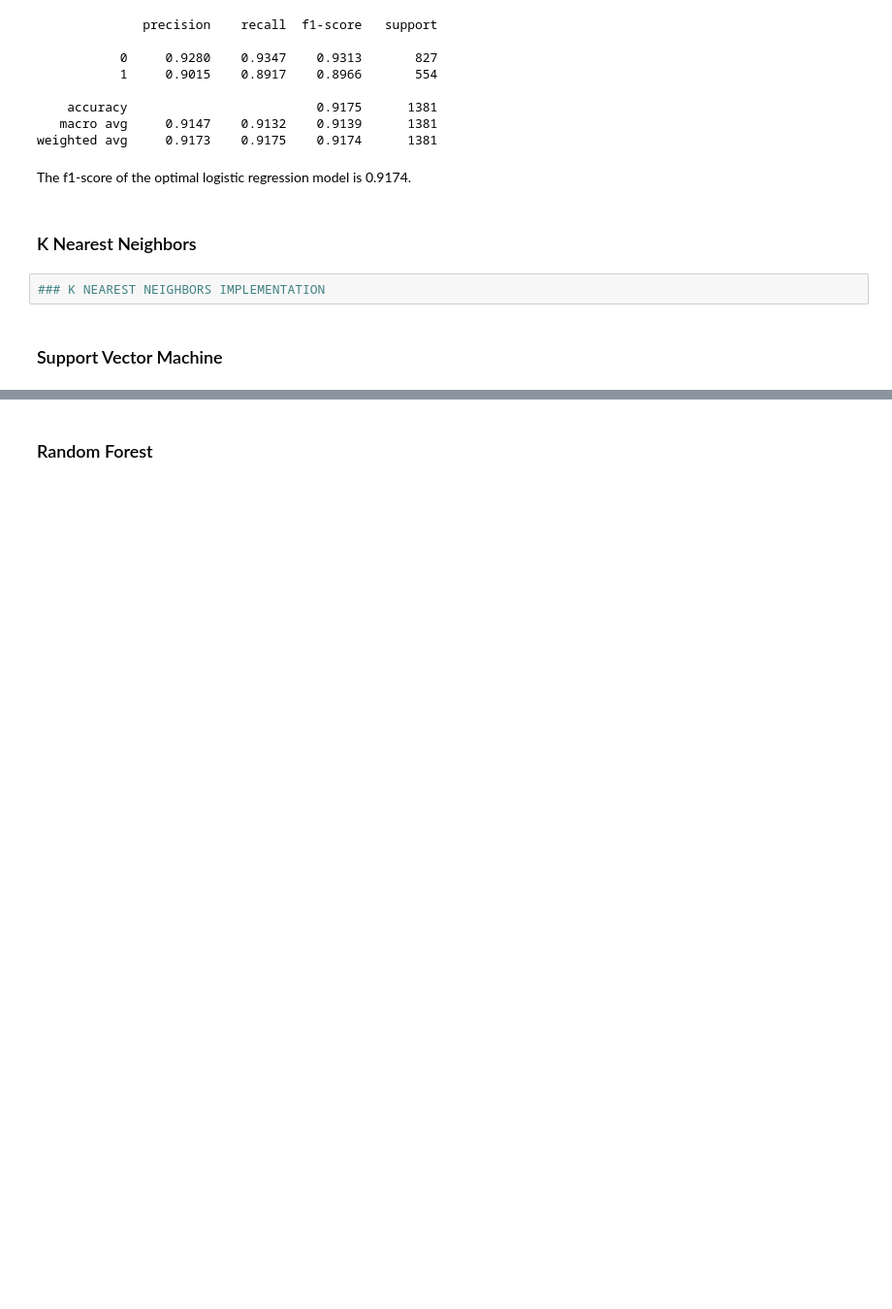
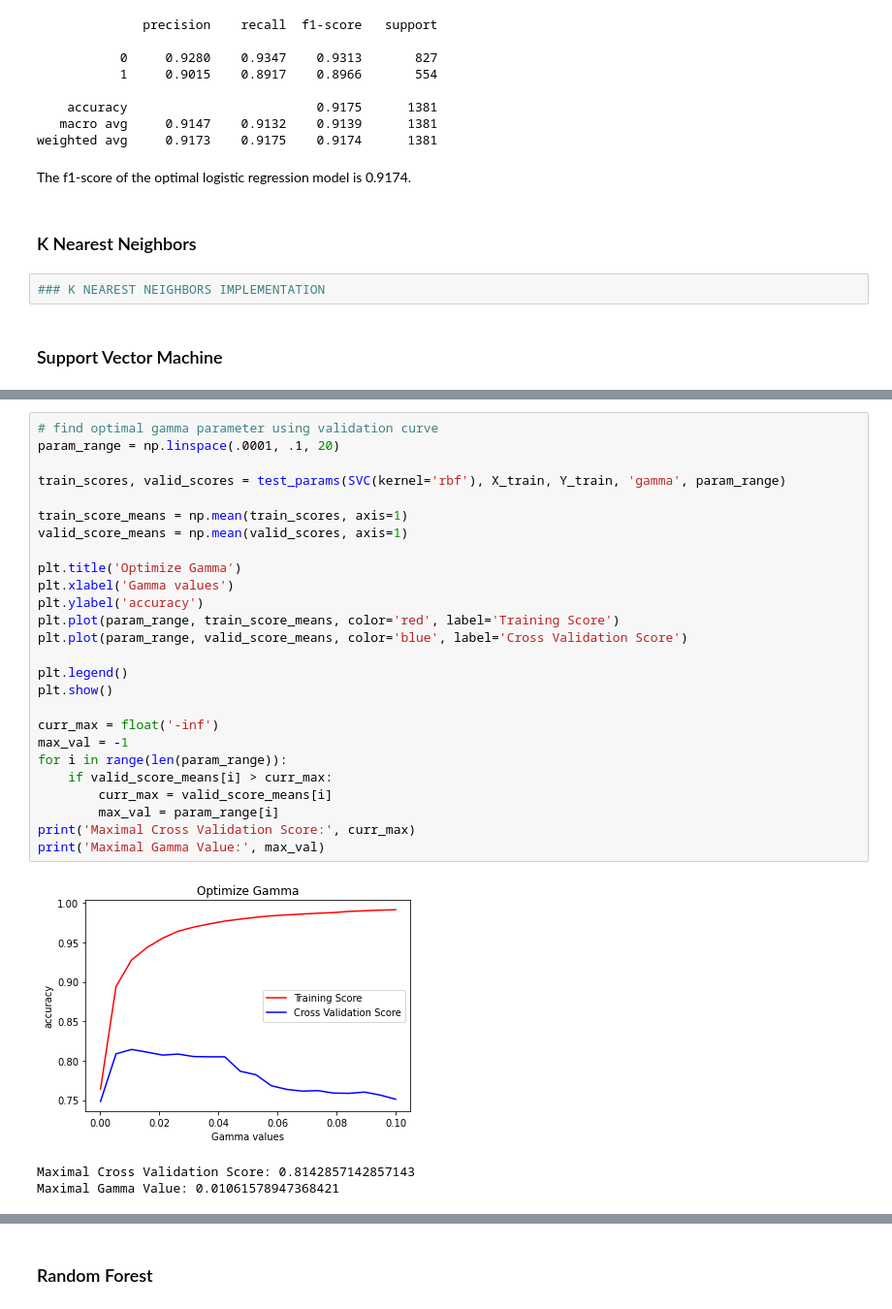
Before and after one commit to rwillett9/spam_classifier, a Jupyter notebook: spam_classifier.ipynb, the cells around one changed output, grey strips where cells are left out. Shown at 97% size. Drawn from its saved outputs; the diff is of its cells as text; blank space fills up the shorter version.

```diff
--- a/spam_classifier.ipynb
+++ b/spam_classifier.ipynb
@@ -218,0 +242,30 @@ weighted avg     0.9376    0.9377    0.9376      1381
+# %%
+# find optimal gamma parameter using validation curve
+param_range = np.linspace(.0001, .1, 20)
+
+train_scores, valid_scores = test_params(SVC(kernel='rbf'), X_train, Y_train, 'gamma', param_range)
+
+train_score_means = np.mean(train_scores, axis=1)
+valid_score_means = np.mean(valid_scores, axis=1)
+
+plt.title('Optimize Gamma')
+plt.xlabel('Gamma values')
+plt.ylabel('accuracy')
+plt.plot(param_range, train_score_means, color='red', label='Training Score')
+plt.plot(param_range, valid_score_means, color='blue', label='Cross Validation Score')
+
+plt.legend()
+plt.show()
+
+curr_max = float('-inf')
+max_val = -1
+for i in range(len(param_range)):
+    if valid_score_means[i] > curr_max:
+        curr_max = valid_score_means[i]
+        max_val = param_range[i]
+print('Maximal Cross Validation Score:', curr_max)
+print('Maximal Gamma Value:', max_val)
+# %% [output]
+[figure, added]
+Maximal Cross Validation Score: 0.8142857142857143
+Maximal Gamma Value: 0.01061578947368421
```
Also changed, not shown: parts of 5 cells of this notebook.
